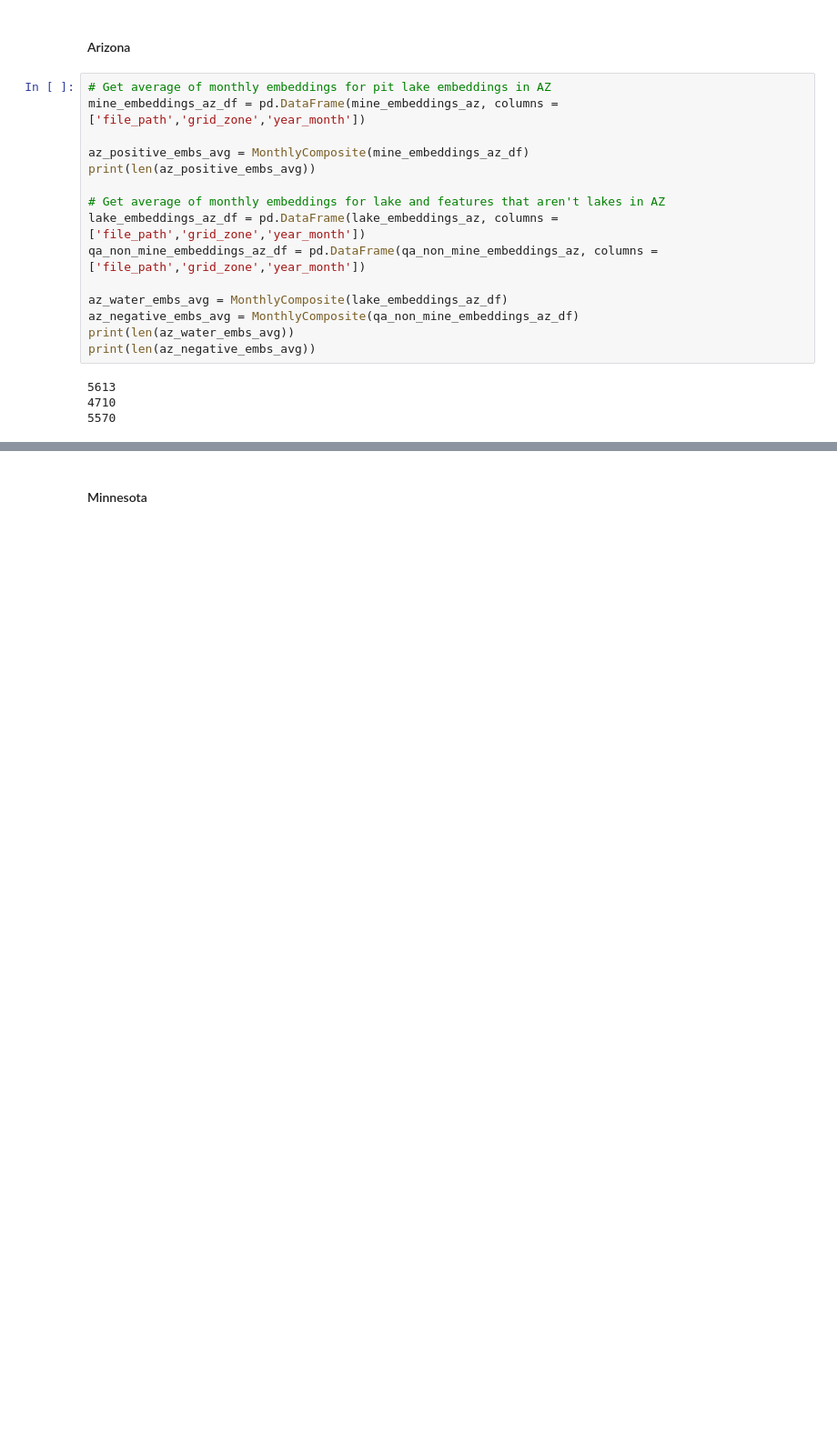
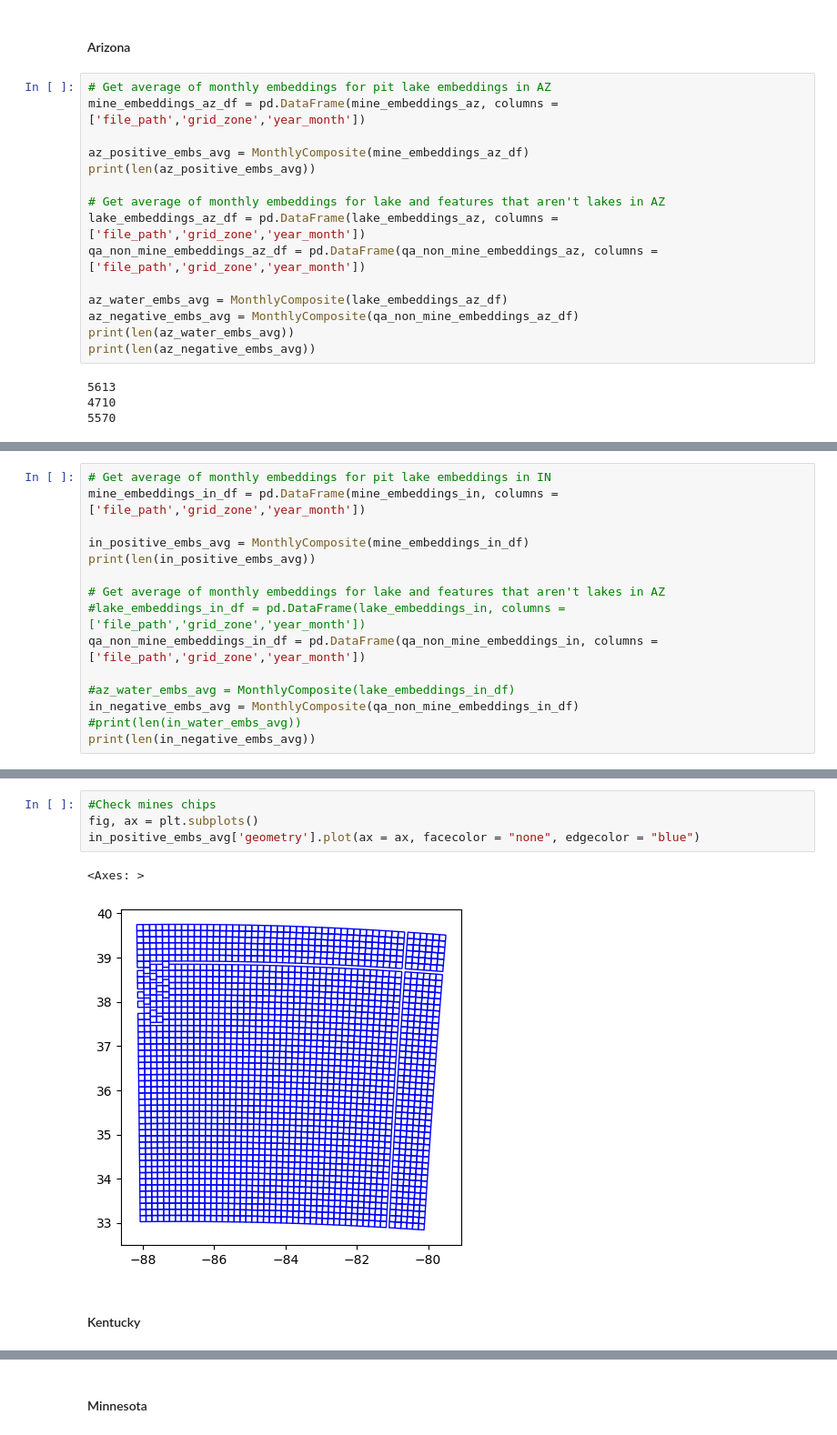
Before and after one commit to Ode-PBLLC/aquarry, a Jupyter notebook: mine_mapping.ipynb, the cells around one changed output, grey strips where cells are left out. Shown at 91% size. Cells and saved outputs as stored; diff of their text form; blank space fills up the shorter version.

```diff
--- a/mine_mapping.ipynb
+++ b/mine_mapping.ipynb
@@ -722,0 +805,15 @@ az_positive_embs_avg['geometry'][0:7000].plot(ax = ax, facecolor = "none", edgec
+# %%
+# Get average of monthly embeddings for pit lake embeddings in IN
+mine_embeddings_in_df = pd.DataFrame(mine_embeddings_in, columns = ['file_path','grid_zone','year_month'])
+
+in_positive_embs_avg = MonthlyComposite(mine_embeddings_in_df)
+print(len(in_positive_embs_avg))
+
+# Get average of monthly embeddings for lake and features that aren't lakes in AZ
+#lake_embeddings_in_df = pd.DataFrame(lake_embeddings_in, columns = ['file_path','grid_zone','year_month'])
+qa_non_mine_embeddings_in_df = pd.DataFrame(qa_non_mine_embeddings_in, columns = ['file_path','grid_zone','year_month'])
+
+#az_water_embs_avg = MonthlyComposite(lake_embeddings_in_df)
+in_negative_embs_avg = MonthlyComposite(qa_non_mine_embeddings_in_df)
+#print(len(in_water_embs_avg))
+print(len(in_negative_embs_avg))
@@ -722,0 +831,9 @@ az_positive_embs_avg['geometry'][0:7000].plot(ax = ax, facecolor = "none", edgec
+# %%
+#Check mines chips
+fig, ax = plt.subplots()
+in_positive_embs_avg['geometry'].plot(ax = ax, facecolor = "none", edgecolor = "blue")
+# %% [output]
+<Axes: >
+[figure, added]
+# %% [markdown]
+#### Kentucky
```
Also changed, not shown: parts of 50 cells of this notebook.
